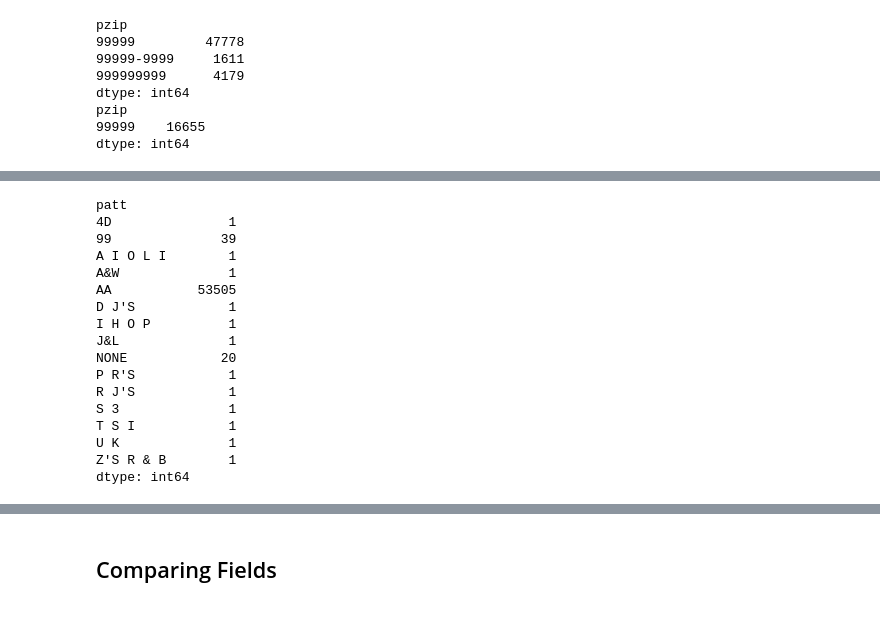
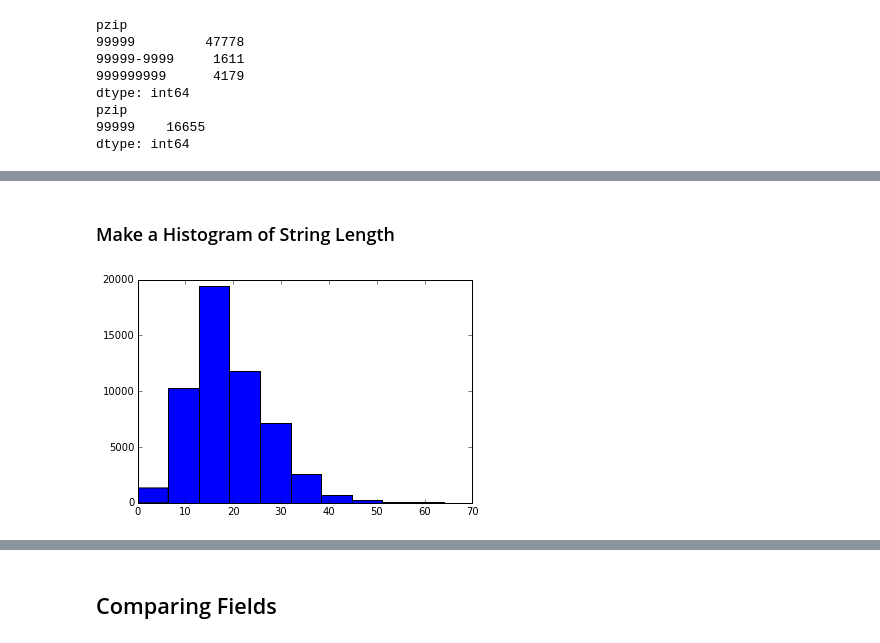
Before and after one commit to mikemull/Notebooks, a Jupyter notebook: PyDataNYCSlides.ipynb, the cells around one changed output, grey strips where cells are left out. Drawn from its saved outputs; the diff is of its cells as text; code cells hidden in the pictures.

Commit message:
Diagrams

```diff
--- a/PyDataNYCSlides.ipynb
+++ b/PyDataNYCSlides.ipynb
@@ -123,21 +144,9 @@ dtype: int64
+# %% [markdown]
+### Make a Histogram of String Length
 # %%
-df_fl_a['patt'] = df_fl_a.dba.apply(lambda x: leading_patt(x) if pd.notnull(x) else 'NONE')
-df_fl_a.groupby('patt').size()
+%matplotlib inline
+import matplotlib.pyplot as plt
+
+_ = plt.hist(df_fl_a.dba.apply(lambda x: len(x) if pd.notnull(x) else 0))
 # %% [output]
-patt
-4D               1
-99              39
-A I O L I        1
-A&W              1
-AA           53505
-D J'S            1
-I H O P          1
-J&L              1
-NONE            20
-P R'S            1
-R J'S            1
-S 3              1
-T S I            1
-U K              1
-Z'S R & B        1
-dtype: int64
+[figure, added]
```
Also changed, not shown: parts of 20 cells of this notebook, 11 other files.
